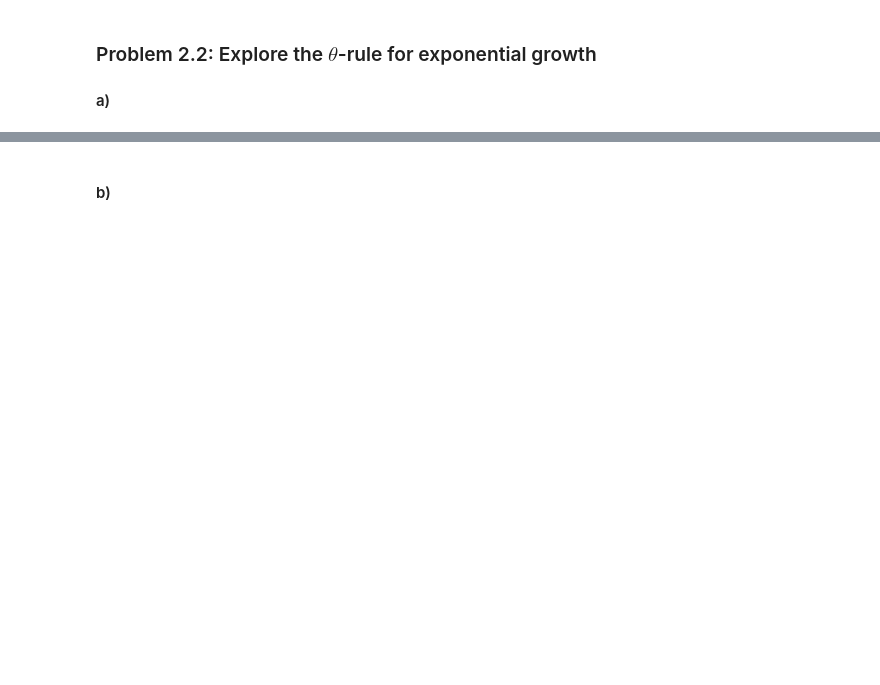
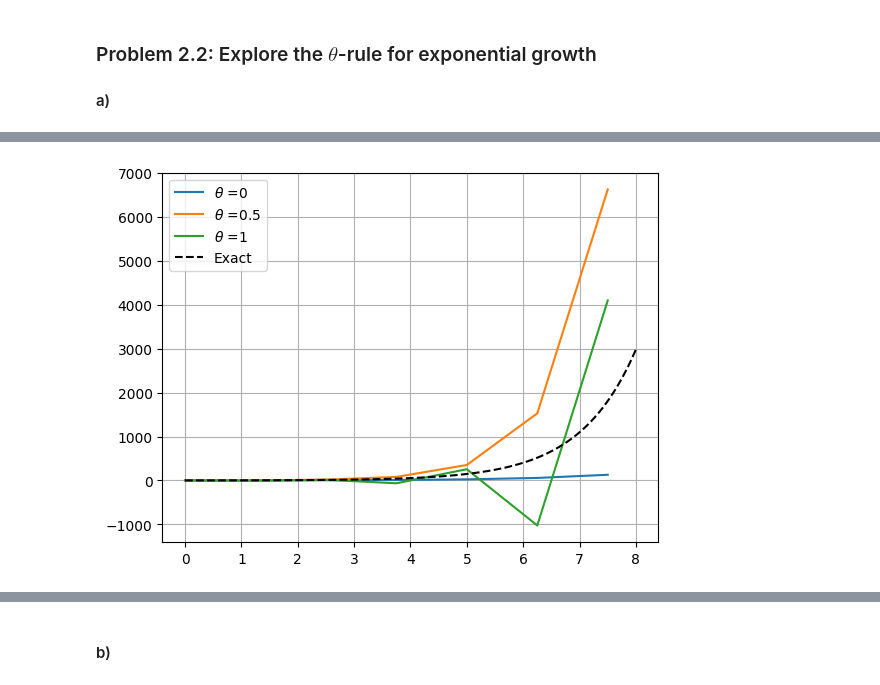
Before and after one commit to GauteJ1/MAT-MEK-course-projects, a Jupyter notebook: projects/exponential_growth.ipynb, the cells around one changed output, grey strips where cells are left out. Cells and saved outputs as stored; diff of their text form; code cells hidden in the pictures; blank space fills up the shorter version.

```diff
--- a/projects/exponential_growth.ipynb
+++ b/projects/exponential_growth.ipynb
@@ -35,0 +34,7 @@ plt.show()
+# %%
+#dt = 1.25
+plot_u(dt = 1.25)
+
+# Oscillations for theta = 1
+# %% [output]
+[figure, added]
```
Also changed, not shown: parts of 5 cells of this notebook.
